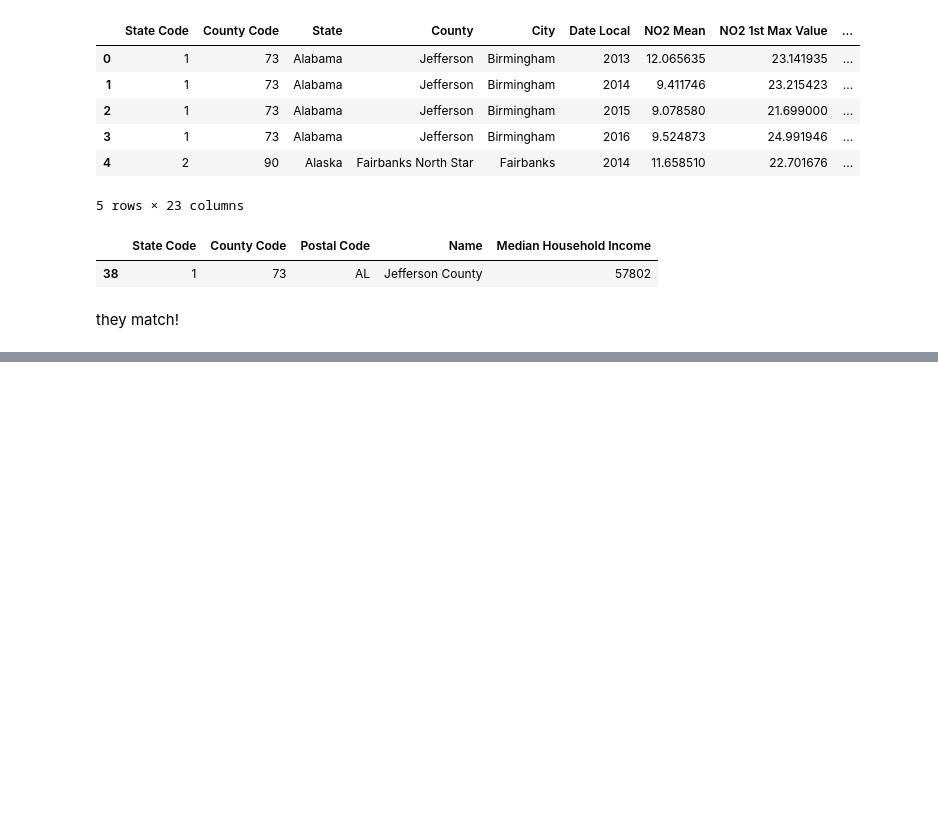
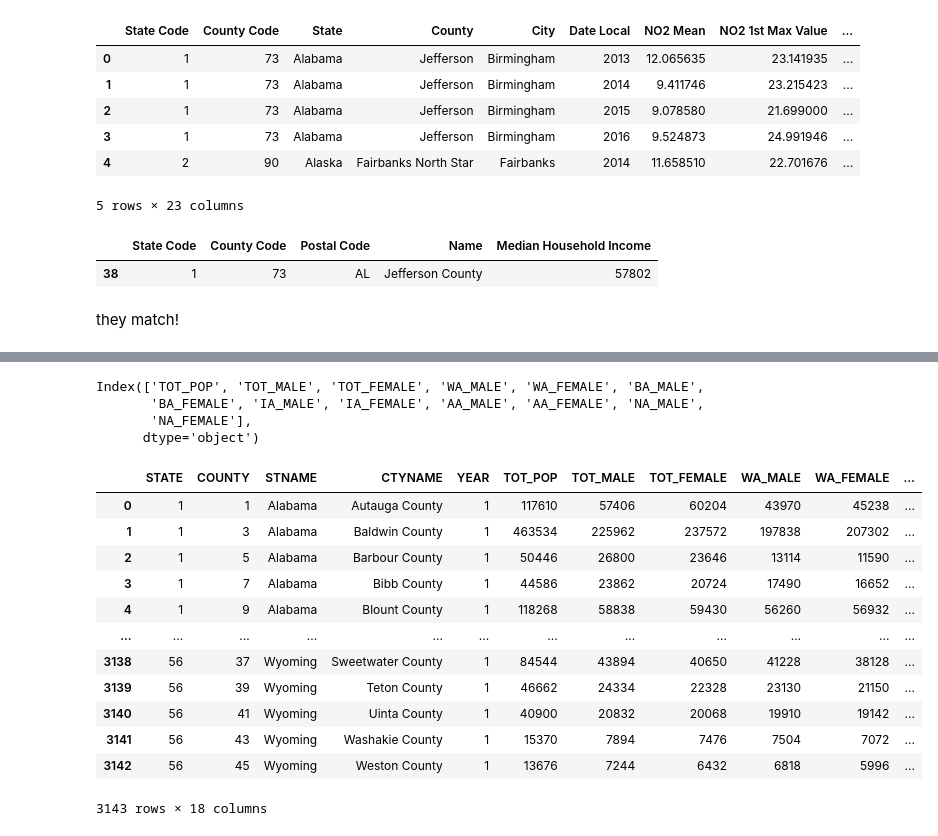
Before and after one commit to kate-kenny/final-project, a Jupyter notebook: Data Cleaning.ipynb, the cells around one changed output, grey strips where cells are left out. Drawn from its saved outputs; the diff is of its cells as text; code cells hidden in the pictures; blank space fills up the shorter version.

```diff
--- a/Data Cleaning.ipynb
+++ b/Data Cleaning.ipynb
@@ -140,0 +143,5 @@ EPA_grouped.to_csv("EPA_income.csv",index = False)
+# %%
+population = pd.read_csv("cc-est2021-all.csv")
+# %%
+population = population.loc[population["YEAR"]==1].drop(["SUMLEV","AGEGRP"],axis=1)
+population.head()
@@ -140,0 +156,24 @@ EPA_grouped.to_csv("EPA_income.csv",index = False)
+# %%
+pop_cols_num = population.columns[5:18]
+pop_cols_num
+# %% [output]
+Index(['TOT_POP', 'TOT_MALE', 'TOT_FEMALE', 'WA_MALE', 'WA_FEMALE', 'BA_MALE',
+       'BA_FEMALE', 'IA_MALE', 'IA_FEMALE', 'AA_MALE', 'AA_FEMALE', 'NA_MALE',
+       'NA_FEMALE'],
+      dtype='object')
+# %%
+population.groupby(["STATE","COUNTY","STNAME","CTYNAME","YEAR"])[pop_cols_num].sum().reset_index()
+# %% [output]
+|  | STATE | COUNTY | STNAME | CTYNAME | YEAR | TOT_POP | TOT_MALE | TOT_FEMALE | WA_MALE | WA_FEMALE | ... |
+| 0 | 1 | 1 | Alabama | Autauga County | 1 | 117610 | 57406 | 60204 | 43970 | 45238 | ... |
+| 1 | 1 | 3 | Alabama | Baldwin County | 1 | 463534 | 225962 | 237572 | 197838 | 207302 | ... |
+| 2 | 1 | 5 | Alabama | Barbour County | 1 | 50446 | 26800 | 23646 | 13114 | 11590 | ... |
+| 3 | 1 | 7 | Alabama | Bibb County | 1 | 44586 | 23862 | 20724 | 17490 | 16652 | ... |
+| 4 | 1 | 9 | Alabama | Blount County | 1 | 118268 | 58838 | 59430 | 56260 | 56932 | ... |
+| ... | ... | ... | ... | ... | ... | ... | ... | ... | ... | ... | ... |
+| 3138 | 56 | 37 | Wyoming | Sweetwater County | 1 | 84544 | 43894 | 40650 | 41228 | 38128 | ... |
+| 3139 | 56 | 39 | Wyoming | Teton County | 1 | 46662 | 24334 | 22328 | 23130 | 21150 | ... |
+| 3140 | 56 | 41 | Wyoming | Uinta County | 1 | 40900 | 20832 | 20068 | 19910 | 19142 | ... |
+| 3141 | 56 | 43 | Wyoming | Washakie County | 1 | 15370 | 7894 | 7476 | 7504 | 7072 | ... |
+| 3142 | 56 | 45 | Wyoming | Weston County | 1 | 13676 | 7244 | 6432 | 6818 | 5996 | ... |
+3143 rows × 18 columns
```
Also changed, not shown: parts of 2 cells of this notebook, 1 other file.
